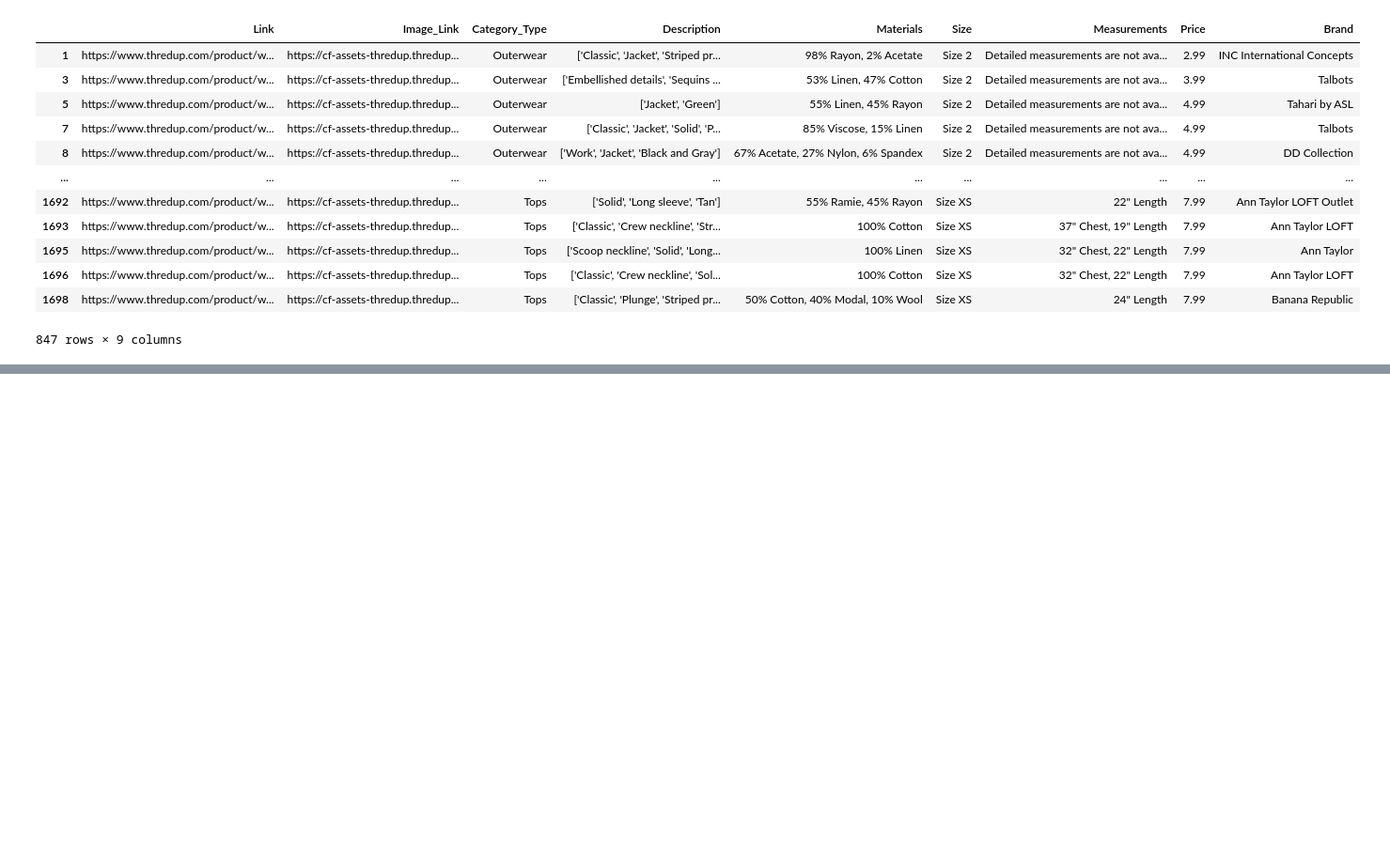
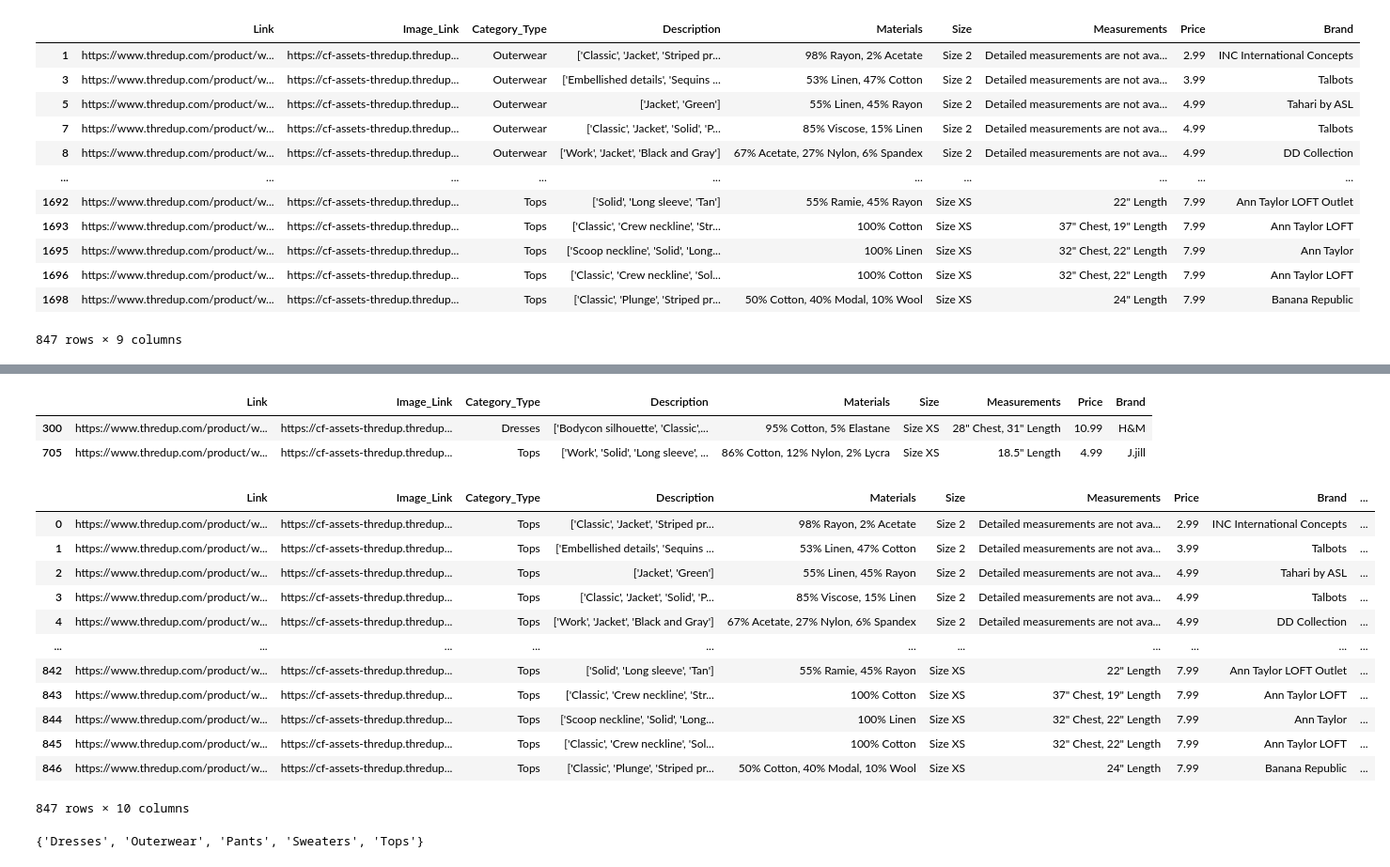
Before and after one commit to tas09009/thredup-scraper-api, a Jupyter notebook: code/basic_scrape.ipynb, the cells around one changed output, grey strips where cells are left out. Shown: that part at 94% size. Cells and saved outputs as stored; diff of their text form; code cells hidden in the pictures; blank space fills up the shorter version.

Commit message:
adding lots of data scraped

```diff
--- a/code/basic_scrape.ipynb
+++ b/code/basic_scrape.ipynb
@@ -258,3 +260,6 @@ df_materials_banned_removed
 847 rows × 9 columns
 # %%
 df_materials_banned_removed.to_csv('/home/taniya/Projects/thredup-scraper-api/data/autumn_clothing_processed/df_materials_banned_removed.csv', index=False)
+# %%
+df = pd.read_csv('/home/taniya/Projects/thredup-scraper-api/data/autumn_clothing_processed/df_materials_banned_removed.csv')
+df
@@ -260,0 +297,28 @@ df_materials_banned_removed.to_csv('/home/taniya/Projects/thredup-scraper-api/da
+# %%
+row_ran = df.sample(n=2)
+#set(df['Category_Type'])
+row_ran
+# %% [output]
+|  | Link | Image_Link | Category_Type | Description | Materials | Size | Measurements | Price | Brand |
+| 300 | https://www.thredup.com/product/w... | https://cf-assets-thredup.thredup... | Dresses | ['Bodycon silhouette', 'Classic',... | 95% Cotton, 5% Elastane | Size XS | 28" Chest, 31" Length | 10.99 | H&M |
+| 705 | https://www.thredup.com/product/w... | https://cf-assets-thredup.thredup... | Tops | ['Work', 'Solid', 'Long sleeve', ... | 86% Cotton, 12% Nylon, 2% Lycra | Size XS | 18.5" Length | 4.99 | J.jill |
+# %%
+df
+# %% [output]
+|  | Link | Image_Link | Category_Type | Description | Materials | Size | Measurements | Price | Brand | ... |
+| 0 | https://www.thredup.com/product/w... | https://cf-assets-thredup.thredup... | Tops | ['Classic', 'Jacket', 'Striped pr... | 98% Rayon, 2% Acetate | Size 2 | Detailed measurements are not ava... | 2.99 | INC International Concepts | ... |
+| 1 | https://www.thredup.com/product/w... | https://cf-assets-thredup.thredup... | Tops | ['Embellished details', 'Sequins ... | 53% Linen, 47% Cotton | Size 2 | Detailed measurements are not ava... | 3.99 | Talbots | ... |
+| 2 | https://www.thredup.com/product/w... | https://cf-assets-thredup.thredup... | Tops | ['Jacket', 'Green'] | 55% Linen, 45% Rayon | Size 2 | Detailed measurements are not ava... | 4.99 | Tahari by ASL | ... |
+| 3 | https://www.thredup.com/product/w... | https://cf-assets-thredup.thredup... | Tops | ['Classic', 'Jacket', 'Solid', 'P... | 85% Viscose, 15% Linen | Size 2 | Detailed measurements are not ava... | 4.99 | Talbots | ... |
+| 4 | https://www.thredup.com/product/w... | https://cf-assets-thredup.thredup... | Tops | ['Work', 'Jacket', 'Black and Gray'] | 67% Acetate, 27% Nylon, 6% Spandex | Size 2 | Detailed measurements are not ava... | 4.99 | DD Collection | ... |
+| ... | ... | ... | ... | ... | ... | ... | ... | ... | ... | ... |
+| 842 | https://www.thredup.com/product/w... | https://cf-assets-thredup.thredup... | Tops | ['Solid', 'Long sleeve', 'Tan'] | 55% Ramie, 45% Rayon | Size XS | 22" Length | 7.99 | Ann Taylor LOFT Outlet | ... |
+| 843 | https://www.thredup.com/product/w... | https://cf-assets-thredup.thredup... | Tops | ['Classic', 'Crew neckline', 'Str... | 100% Cotton | Size XS | 37" Chest, 19" Length | 7.99 | Ann Taylor LOFT | ... |
+| 844 | https://www.thredup.com/product/w... | https://cf-assets-thredup.thredup... | Tops | ['Scoop neckline', 'Solid', 'Long... | 100% Linen | Size XS | 32" Chest, 22" Length | 7.99 | Ann Taylor | ... |
+| 845 | https://www.thredup.com/product/w... | https://cf-assets-thredup.thredup... | Tops | ['Classic', 'Crew neckline', 'Sol... | 100% Cotton | Size XS | 32" Chest, 22" Length | 7.99 | Ann Taylor LOFT | ... |
+| 846 | https://www.thredup.com/product/w... | https://cf-assets-thredup.thredup... | Tops | ['Classic', 'Plunge', 'Striped pr... | 50% Cotton, 40% Modal, 10% Wool | Size XS | 24" Length | 7.99 | Banana Republic | ... |
+847 rows × 10 columns
+# %%
+set(df['Category_Type'])
+# %% [output]
+{'Dresses', 'Outerwear', 'Pants', 'Sweaters', 'Tops'}
```
Also changed, not shown: parts of 10 cells of this notebook, 58 other files.
